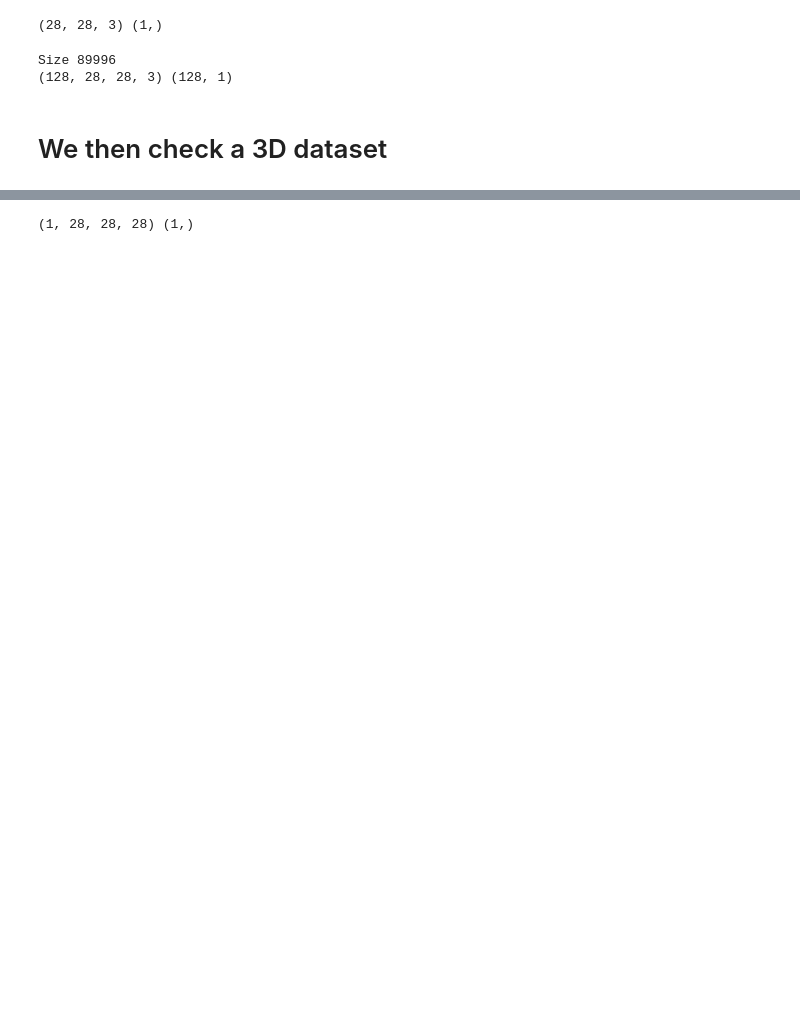
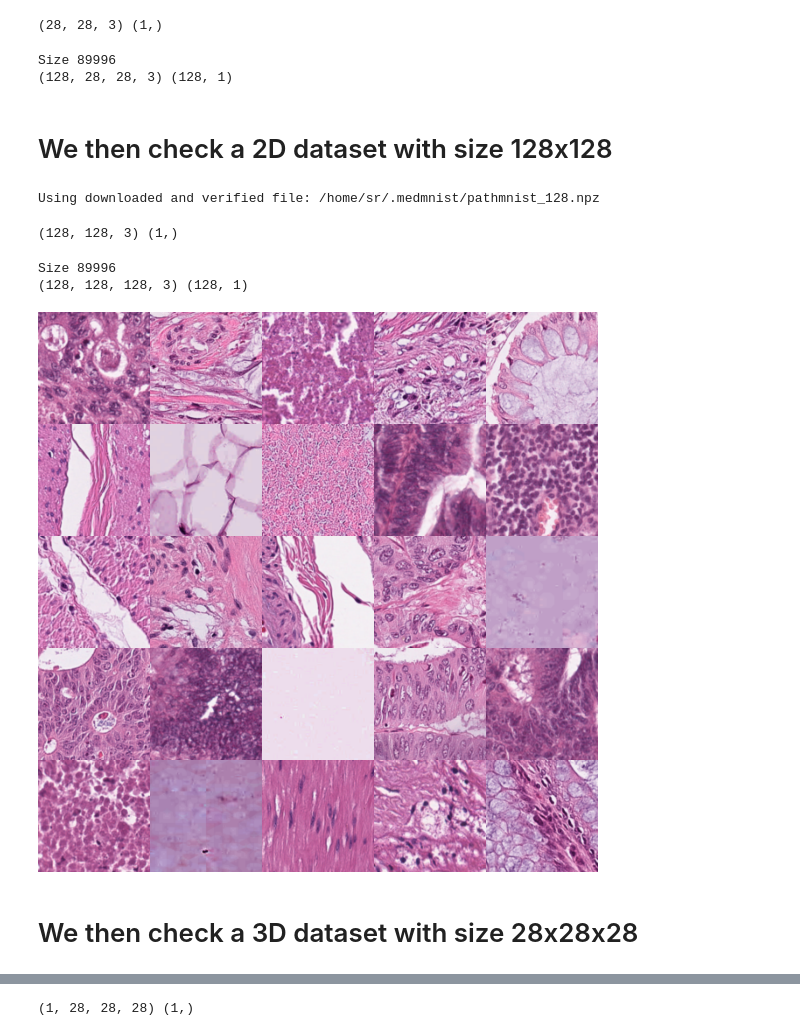
Before and after one commit to MedMNIST/MedMNIST, a Jupyter notebook: examples/getting_started_without_PyTorch.ipynb, the cells around one changed output, grey strips where cells are left out. Cells and saved outputs as stored; diff of their text form; code cells hidden in the pictures; blank space fills up the shorter version.

```diff
--- a/examples/getting_started_without_PyTorch.ipynb
+++ b/examples/getting_started_without_PyTorch.ipynb
@@ -79,8 +79,42 @@ for x, y in train_loader:
 # %% [output]
 Size 89996
 (128, 28, 28, 3) (128, 1)
+# %% [markdown]
+# We then check a 2D dataset with size 128x128
+# %%
+data_flag = 'pathmnist'
+download = True
+
+
+info = INFO[data_flag]
+DataClass = getattr(dataset_without_pytorch, info['python_class'])
+
+# load the data
+train_dataset = DataClass(split='train', download=download, size=128, mmap_mode='r')
+
+# encapsulate data into dataloader form
+train_loader = get_loader(dataset=train_dataset, batch_size=BATCH_SIZE)
+# %% [output]
+Using downloaded and verified file: /home/sr/.medmnist/pathmnist_128.npz
+# %%
+x, y = train_dataset[0]
+
+print(np.array(x).shape, y.shape)
+# %% [output]
+(128, 128, 3) (1,)
+# %%
+for x, y in train_loader:
+    print(x.shape, y.shape)
+    break
+# %% [output]
+Size 89996
+(128, 128, 128, 3) (128, 1)
+# %%
+train_dataset.montage(length=5)
+# %% [output]
+[figure, added]
 # %% [markdown]
-# We then check a 3D dataset
+# We then check a 3D dataset with size 28x28x28
 # %%
 data_flag = 'organmnist3d'
 download = True
```
Also changed, not shown: parts of 17 cells of this notebook, 2 other files.
